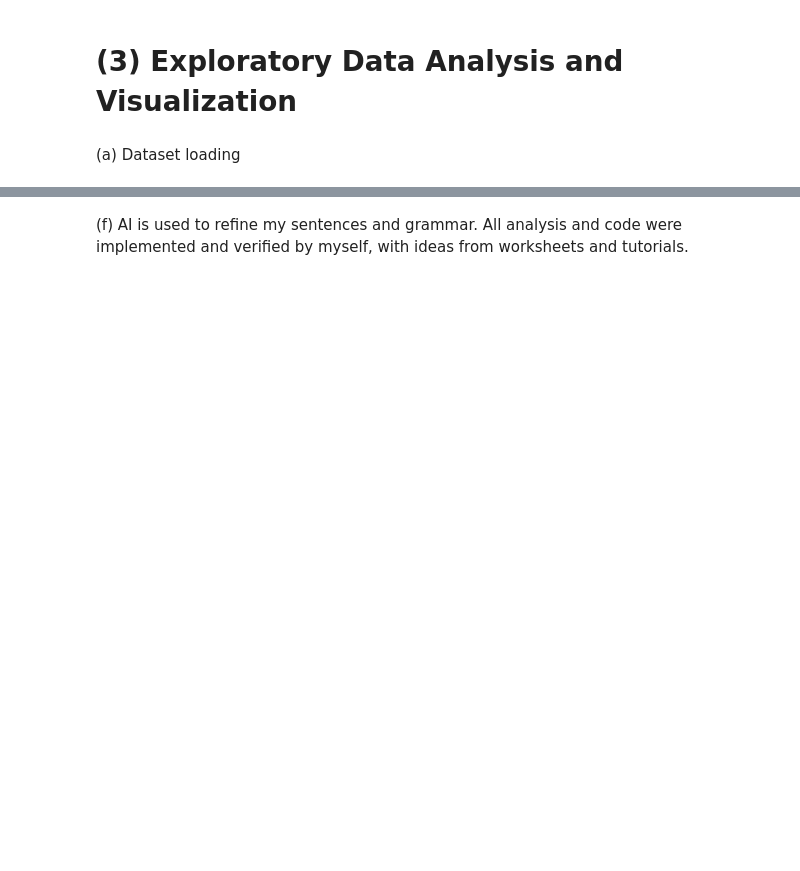
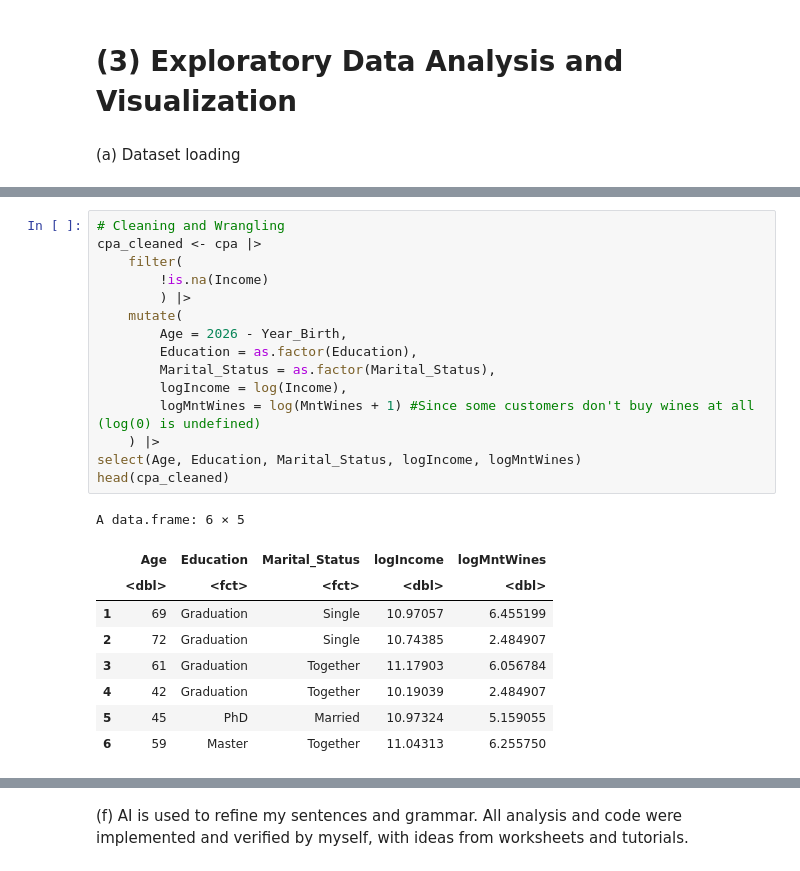
Before and after one commit to drrnaxl/STAT-301-Project, a Jupyter notebook: Final.ipynb, the cells around one changed output, grey strips where cells are left out. Saved outputs shown, nothing was run; the diff lists cells and outputs as text; blank space fills up the shorter version.

```diff
--- a/Final.ipynb
+++ b/Final.ipynb
@@ -78,0 +138,25 @@ cpa <- read.delim("marketing_campaign.csv")
+# %%
+# Cleaning and Wrangling
+cpa_cleaned <- cpa |>
+    filter(
+        !is.na(Income)
+        ) |>
+    mutate(
+        Age = 2026 - Year_Birth,
+        Education = as.factor(Education),
+        Marital_Status = as.factor(Marital_Status),
+        logIncome = log(Income),
+        logMntWines = log(MntWines + 1) #Since some customers don't buy wines at all (log(0) is undefined)
+    ) |>
+select(Age, Education, Marital_Status, logIncome, logMntWines)
+head(cpa_cleaned)
+# %% [output]
+A data.frame: 6 × 5
+|  | Age | Education | Marital_Status | logIncome | logMntWines |
+|  | <dbl> | <fct> | <fct> | <dbl> | <dbl> |
+| 1 | 69 | Graduation | Single | 10.97057 | 6.455199 |
+| 2 | 72 | Graduation | Single | 10.74385 | 2.484907 |
+| 3 | 61 | Graduation | Together | 11.17903 | 6.056784 |
+| 4 | 42 | Graduation | Together | 10.19039 | 2.484907 |
+| 5 | 45 | PhD | Married | 10.97324 | 5.159055 |
+| 6 | 59 | Master | Together | 11.04313 | 6.255750 |
```
Also changed, not shown: parts of 17 cells of this notebook, 1 other file.
